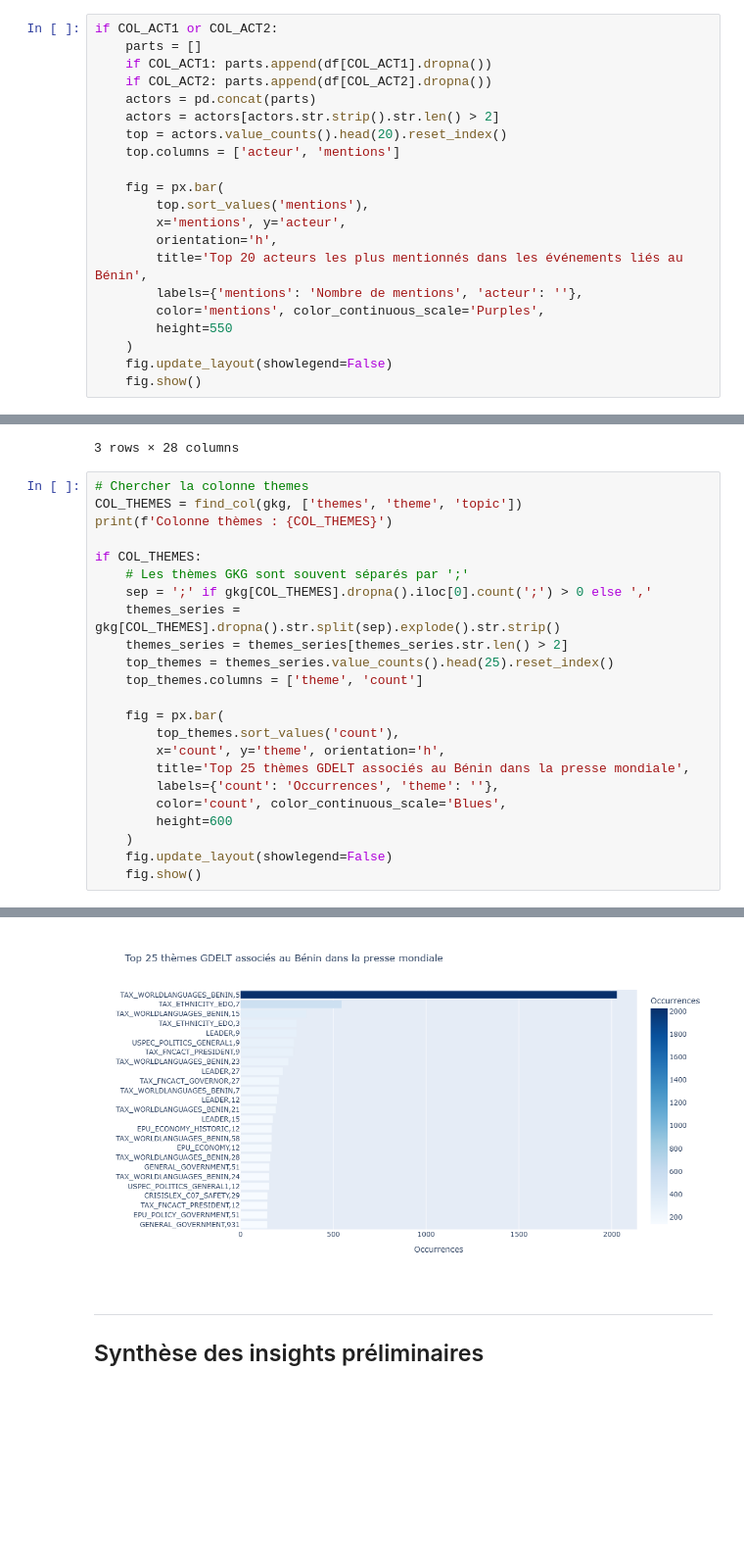
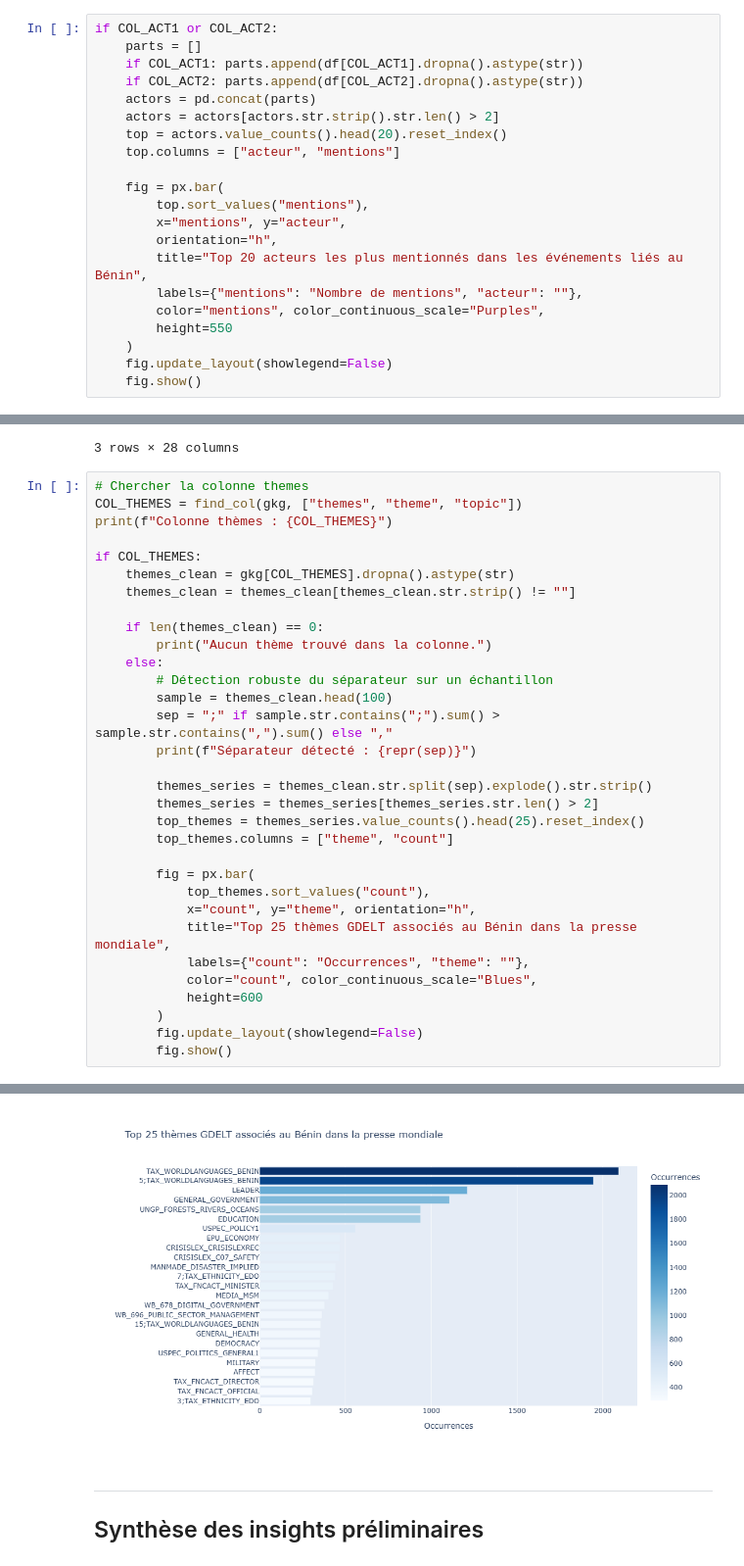
Before and after one commit to charly-anani/GDELT_PROJECT, a Jupyter notebook: notebooks/exploration.ipynb, the cells around one changed output, grey strips where cells are left out. Shown at 98% size. Drawn from its saved outputs; the diff is of its cells as text; blank space fills up the shorter version.

```diff
--- a/notebooks/exploration.ipynb
+++ b/notebooks/exploration.ipynb
@@ -336,20 +347,20 @@ if COL_TONE and '_category' in df.columns:
 # %%
 if COL_ACT1 or COL_ACT2:
     parts = []
-    if COL_ACT1: parts.append(df[COL_ACT1].dropna())
-    if COL_ACT2: parts.append(df[COL_ACT2].dropna())
+    if COL_ACT1: parts.append(df[COL_ACT1].dropna().astype(str))
+    if COL_ACT2: parts.append(df[COL_ACT2].dropna().astype(str))
     actors = pd.concat(parts)
     actors = actors[actors.str.strip().str.len() > 2]
     top = actors.value_counts().head(20).reset_index()
-    top.columns = ['acteur', 'mentions']
+    top.columns = ["acteur", "mentions"]
 
     fig = px.bar(
-        top.sort_values('mentions'),
-        x='mentions', y='acteur',
-        orientation='h',
-        title='Top 20 acteurs les plus mentionnés dans les événements liés au Bénin',
-        labels={'mentions': 'Nombre de mentions', 'acteur': ''},
-        color='mentions', color_continuous_scale='Purples',
+        top.sort_values("mentions"),
+        x="mentions", y="acteur",
+        orientation="h",
+        title="Top 20 acteurs les plus mentionnés dans les événements liés au Bénin",
+        labels={"mentions": "Nombre de mentions", "acteur": ""},
+        color="mentions", color_continuous_scale="Purples",
         height=550
     )
     fig.update_layout(showlegend=False)
@@ -411,26 +422,35 @@ Colonnes : ['GKGRECORDID', 'DATE', 'SourceCommonName', 'DocumentIdentifier', 'V2
 3 rows × 28 columns
 # %%
 # Chercher la colonne themes
-COL_THEMES = find_col(gkg, ['themes', 'theme', 'topic'])
-print(f'Colonne thèmes : {COL_THEMES}')
+COL_THEMES = find_col(gkg, ["themes", "theme", "topic"])
+print(f"Colonne thèmes : {COL_THEMES}")
 
 if COL_THEMES:
-    # Les thèmes GKG sont souvent séparés par ';'
-    sep = ';' if gkg[COL_THEMES].dropna().iloc[0].count(';') > 0 else ','
-    themes_series = gkg[COL_THEMES].dropna().str.split(sep).explode().str.strip()
-    themes_series = themes_series[themes_series.str.len() > 2]
-    top_themes = themes_series.value_counts().head(25).reset_index()
-    top_themes.columns = ['theme', 'count']
+    themes_clean = gkg[COL_THEMES].dropna().astype(str)
+    themes_clean = themes_clean[themes_clean.str.strip() != ""]
 
-    fig = px.bar(
-        top_themes.sort_values('count'),
-        x='count', y='theme', orientation='h',
-        title='Top 25 thèmes GDELT associés au Bénin dans la presse mondiale',
-        labels={'count': 'Occurrences', 'theme': ''},
-        color='count', color_continuous_scale='Blues',
-        height=600
-    )
-    fig.update_layout(showlegend=False)
-    fig.show()
+    if len(themes_clean) == 0:
+        print("Aucun thème trouvé dans la colonne.")
+    else:
+        # Détection robuste du séparateur sur un échantillon
+        sample = themes_clean.head(100)
+        sep = ";" if sample.str.contains(";").sum() > sample.str.contains(",").sum() else ","
+        print(f"Séparateur détecté : {repr(sep)}")
+
+        themes_series = themes_clean.str.split(sep).explode().str.strip()
+        themes_series = themes_series[themes_series.str.len() > 2]
+        top_themes = themes_series.value_counts().head(25).reset_index()
+        top_themes.columns = ["theme", "count"]
+
+        fig = px.bar(
+            top_themes.sort_values("count"),
+            x="count", y="theme", orientation="h",
+            title="Top 25 thèmes GDELT associés au Bénin dans la presse mondiale",
+            labels={"count": "Occurrences", "theme": ""},
+            color="count", color_continuous_scale="Blues",
+            height=600
+        )
+        fig.update_layout(showlegend=False)
+        fig.show()
 # %% [output]
 Colonne thèmes : V2Themes
@@ -437,4 +458,4 @@ Colonne thèmes : V2Themes
-[figure, old version]
+[figure, new version]
 # %% [markdown]
 ---
 ## Synthèse des insights préliminaires
```
Also changed, not shown: parts of 6 cells of this notebook, 2 other files.
